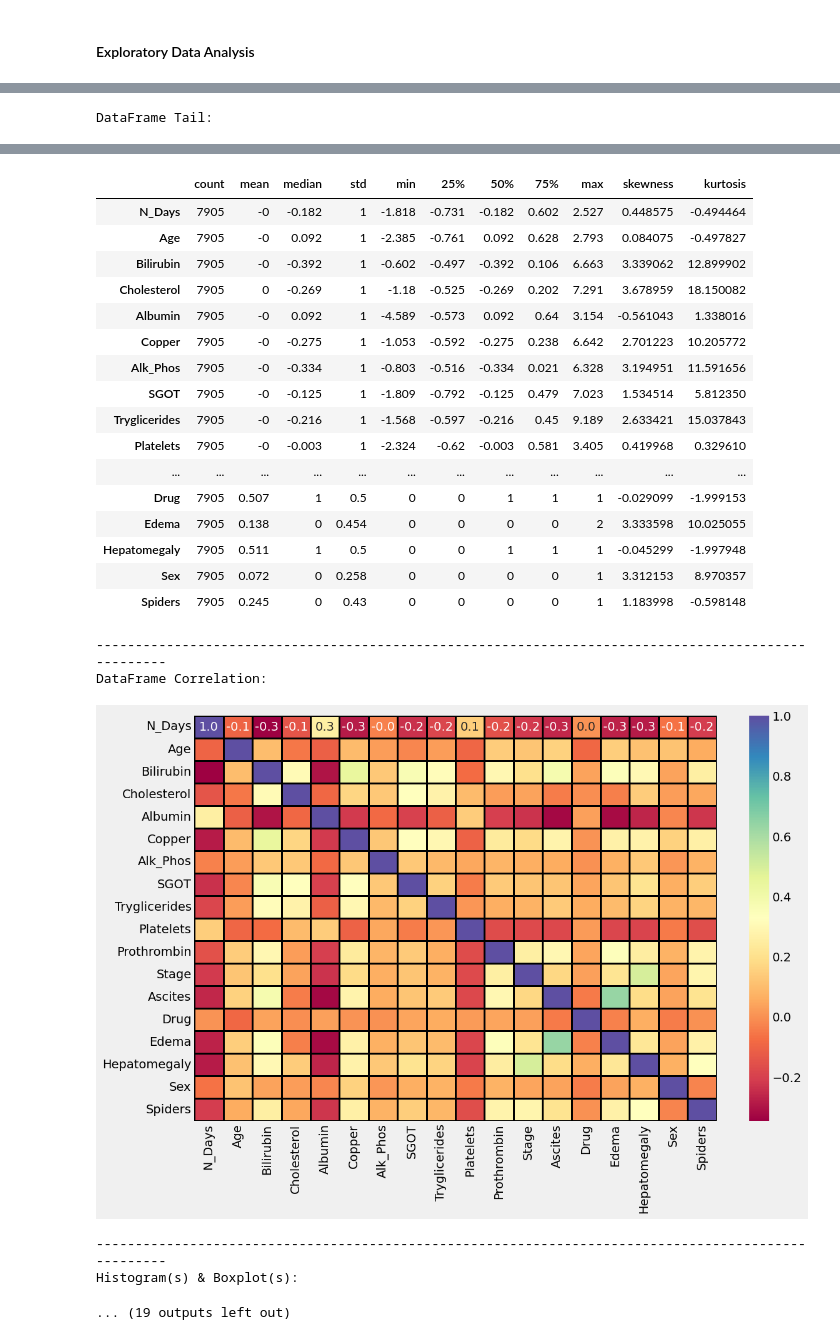
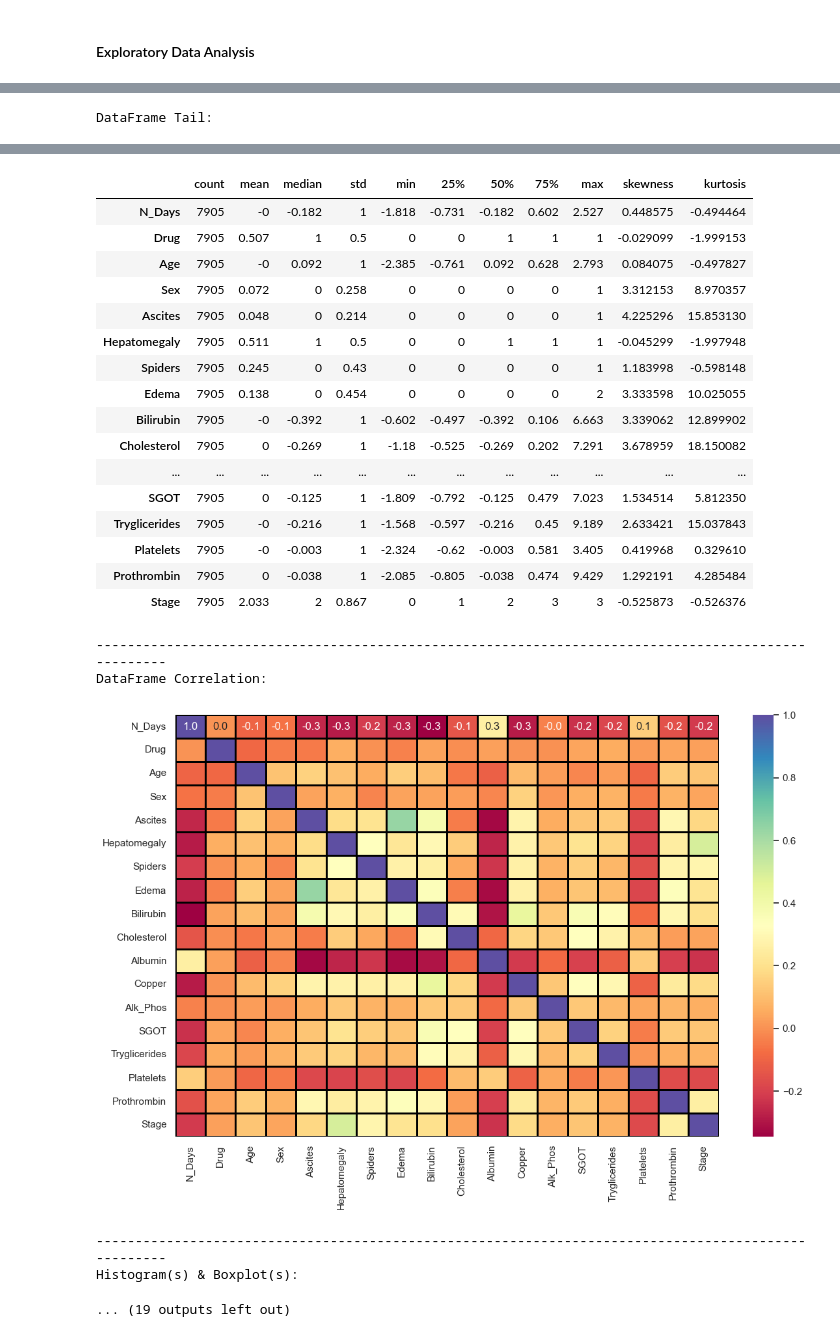
Before and after one commit to pedrochanca/prediction-of-cirrhosis-outcomes, a Jupyter notebook: eda.ipynb, the cells around one changed output, grey strips where cells are left out. Cells and saved outputs as stored; diff of their text form; code cells hidden in the pictures.

```diff
--- a/eda.ipynb
+++ b/eda.ipynb
@@ -127,0 +143,15 @@ if NUMERICAL_SCALING:
+# %%
+train, test, sub = load_data(config["kaggle"])
+
+config["numerical_indexes"], config["categorical_indexes"] = (
+    get_numerical_and_categorical_indexes(
+        train.drop(["id", "Status"], axis=1), config["numerical_features"]
+    )
+)
+
+# order features list according to default order
+config["features"] = [
+    col
+    for col in train.columns
+    if col in config["numerical_features"] + config["categorical_features"]
+]
@@ -166,6 +248,6 @@ pd.DataFrame(df_y_train).value_counts().plot.bar(color=['r', 'g', 'b'])
 #### Exploratory Data Analysis
 # %%
 # X train subset
-fast_eda(df_X_train)
+fast_eda(train[config["features"]])
 # %% [output]
 DataFrame Head:
@@ -216,25 +298,25 @@ Spiders              1
 Name: max, dtype: object' has dtype incompatible with float64, please explicitly cast to a compatible dtype first.
   full_info.iloc[:,:-2] = full_info.iloc[:,:-2].applymap(lambda x: format(x, '.3f') \
 |  | count | mean | median | std | min | 25% | 50% | 75% | max | skewness | kurtosis |
 | N_Days | 7905 | -0 | -0.182 | 1 | -1.818 | -0.731 | -0.182 | 0.602 | 2.527 | 0.448575 | -0.494464 |
+| Drug | 7905 | 0.507 | 1 | 0.5 | 0 | 0 | 1 | 1 | 1 | -0.029099 | -1.999153 |
 | Age | 7905 | -0 | 0.092 | 1 | -2.385 | -0.761 | 0.092 | 0.628 | 2.793 | 0.084075 | -0.497827 |
+| Sex | 7905 | 0.072 | 0 | 0.258 | 0 | 0 | 0 | 0 | 1 | 3.312153 | 8.970357 |
+| Ascites | 7905 | 0.048 | 0 | 0.214 | 0 | 0 | 0 | 0 | 1 | 4.225296 | 15.853130 |
+| Hepatomegaly | 7905 | 0.511 | 1 | 0.5 | 0 | 0 | 1 | 1 | 1 | -0.045299 | -1.997948 |
+| Spiders | 7905 | 0.245 | 0 | 0.43 | 0 | 0 | 0 | 0 | 1 | 1.183998 | -0.598148 |
+| Edema | 7905 | 0.138 | 0 | 0.454 | 0 | 0 | 0 | 0 | 2 | 3.333598 | 10.025055 |
 | Bilirubin | 7905 | -0 | -0.392 | 1 | -0.602 | -0.497 | -0.392 | 0.106 | 6.663 | 3.339062 | 12.899902 |
 | Cholesterol | 7905 | 0 | -0.269 | 1 | -1.18 | -0.525 | -0.269 | 0.202 | 7.291 | 3.678959 | 18.150082 |
-| Albumin | 7905 | -0 | 0.092 | 1 | -4.589 | -0.573 | 0.092 | 0.64 | 3.154 | -0.561043 | 1.338016 |
-| Copper | 7905 | -0 | -0.275 | 1 | -1.053 | -0.592 | -0.275 | 0.238 | 6.642 | 2.701223 | 10.205772 |
-| Alk_Phos | 7905 | -0 | -0.334 | 1 | -0.803 | -0.516 | -0.334 | 0.021 | 6.328 | 3.194951 | 11.591656 |
-| SGOT | 7905 | -0 | -0.125 | 1 | -1.809 | -0.792 | -0.125 | 0.479 | 7.023 | 1.534514 | 5.812350 |
+| ... | ... | ... | ... | ... | ... | ... | ... | ... | ... | ... | ... |
+| SGOT | 7905 | 0 | -0.125 | 1 | -1.809 | -0.792 | -0.125 | 0.479 | 7.023 | 1.534514 | 5.812350 |
 | Tryglicerides | 7905 | -0 | -0.216 | 1 | -1.568 | -0.597 | -0.216 | 0.45 | 9.189 | 2.633421 | 15.037843 |
 | Platelets | 7905 | -0 | -0.003 | 1 | -2.324 | -0.62 | -0.003 | 0.581 | 3.405 | 0.419968 | 0.329610 |
-| ... | ... | ... | ... | ... | ... | ... | ... | ... | ... | ... | ... |
-| Drug | 7905 | 0.507 | 1 | 0.5 | 0 | 0 | 1 | 1 | 1 | -0.029099 | -1.999153 |
-| Edema | 7905 | 0.138 | 0 | 0.454 | 0 | 0 | 0 | 0 | 2 | 3.333598 | 10.025055 |
-| Hepatomegaly | 7905 | 0.511 | 1 | 0.5 | 0 | 0 | 1 | 1 | 1 | -0.045299 | -1.997948 |
-| Sex | 7905 | 0.072 | 0 | 0.258 | 0 | 0 | 0 | 0 | 1 | 3.312153 | 8.970357 |
-| Spiders | 7905 | 0.245 | 0 | 0.43 | 0 | 0 | 0 | 0 | 1 | 1.183998 | -0.598148 |
+| Prothrombin | 7905 | 0 | -0.038 | 1 | -2.085 | -0.805 | -0.038 | 0.474 | 9.429 | 1.292191 | 4.285484 |
+| Stage | 7905 | 2.033 | 2 | 0.867 | 0 | 1 | 2 | 3 | 3 | -0.525873 | -0.526376 |
 ----------------------------------------------------------------------------------------------------
 DataFrame Correlation:
-[figure, old version]
+[figure, new version]
 ----------------------------------------------------------------------------------------------------
 Histogram(s) & Boxplot(s):
 ... (19 outputs left out)
```
Also changed, not shown: parts of 17 cells of this notebook, 1 other file.
